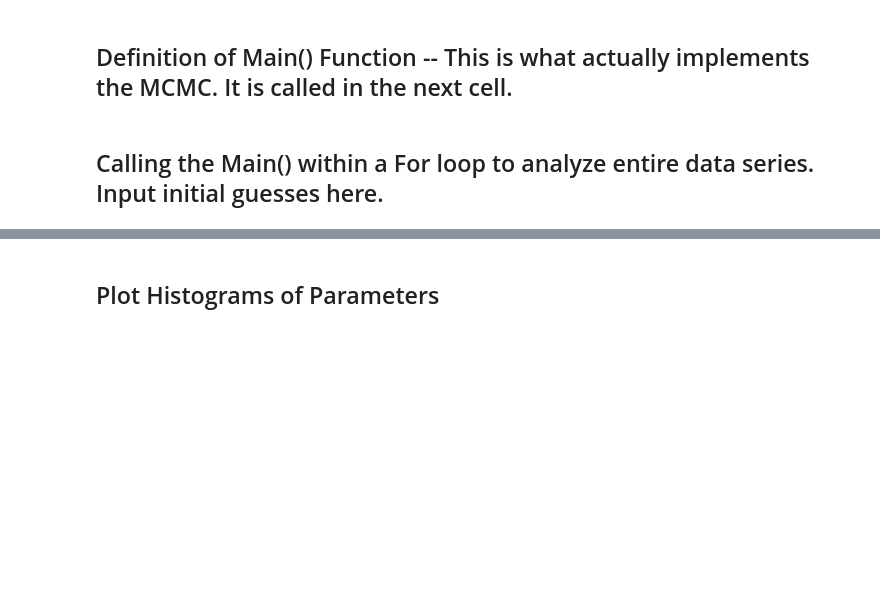
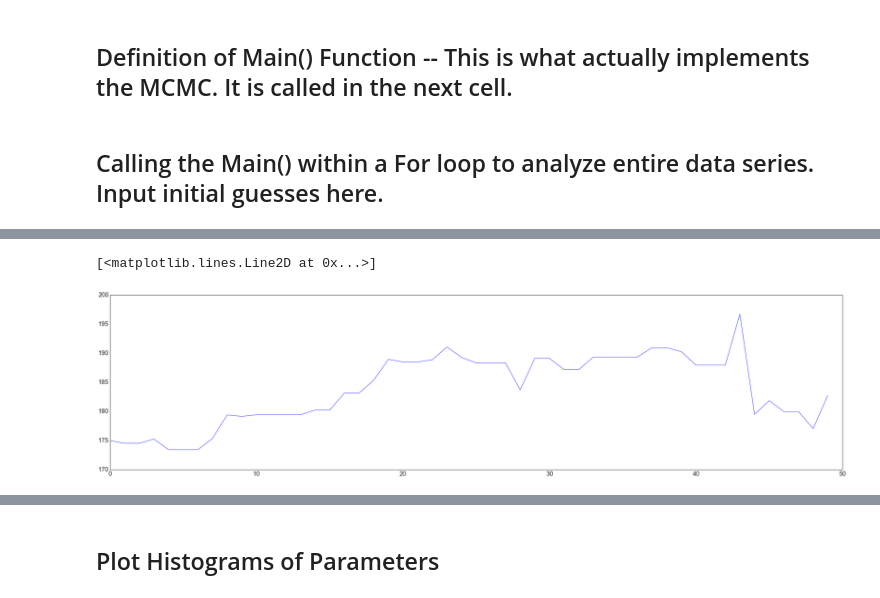
Before and after one commit to Eflom/LG_Fitting, a Jupyter notebook: Ensemble MCMC Fitting Routine.ipynb, the cells around one changed output, grey strips where cells are left out. Drawn from its saved outputs; the diff is of its cells as text; code cells hidden in the pictures; blank space fills up the shorter version.

```diff
--- a/Ensemble MCMC Fitting Routine.ipynb
+++ b/Ensemble MCMC Fitting Routine.ipynb
@@ -233,19 +332,20 @@ def Main(data_to_fit, errors_to_fit, guesses, numsims=500, burnin=250, nwalkers=
 ## Calling the Main() within a For loop to analyze entire data series. Input initial guesses here.
 # %%
 ndim = 5
-numsims = 300
+numsims = 250
 nwalkers=50
-burnin=200
+burnin=100
+binfactor=16
 X, Y = np.meshgrid(np.arange(1,1024 +1 ,binfactor), np.arange(1,1024 + 1,binfactor))
 
 guesses = [300,25,600,550,550] #guesses ONLY for first run. Everything else done recursively.
 
 
-scale_i1 = params[0]+75.0*np.random.randn(nwalkers)
-width_i1 = params[1]+5.0*np.random.randn(nwalkers)
-baseline_i1 = params[2]+50.0*np.random.randn(nwalkers)
-x0_i1 = params[3]+20.0*np.random.randn(nwalkers)
-y0_i1 = params[4]+20.0*np.random.randn(nwalkers)
+scale_i1 = params[0]+45.0*np.random.randn(nwalkers)
+width_i1 = params[1]+3.0*np.random.randn(nwalkers)
+baseline_i1 = params[2]+30.0*np.random.randn(nwalkers)
+x0_i1 = params[3]+10.0*np.random.randn(nwalkers)
+y0_i1 = params[4]+10.0*np.random.randn(nwalkers)
 
 
 acceptances = np.zeros((NumberOfPoints,3))
@@ -258,6 +358,7 @@ logPDFs = np.zeros((NumberOfPoints,3))
 chain = np.zeros((NumberOfPoints, nwalkers, numsims, ndim))
 lnprob = np.zeros((NumberOfPoints, nwalkers, numsims))
 acceptance = np.zeros((NumberOfPoints, nwalkers))
+flatchain = np.zeros((NumberOfPoints, nwalkers*numsims, ndim))
 
 
 for i in range(NumberOfPoints):
@@ -265,7 +366,9 @@ for i in range(NumberOfPoints):
     data_new = rebin(data[i,:,:], (1024/binfactor,1024/binfactor))
     err_new = rebin(data_err[i,:,:], (1024/binfactor,1024/binfactor))
 
-    acceptances[i,:], scales[i,:], widths[i,:], backgrounds[i,:], x0s[i,:], y0s[i,:], logPDFs[i,:], chain[i,:,:,:], lnprob[i,:,:], acceptance[i,:] = Main(data_new, err_new, guesses, numsims, burnin, nwalkers)
+    acceptances[i,:], scales[i,:], widths[i,:], backgrounds[i,:], x0s[i,:], y0s[i,:], logPDFs[i,:], chain[i,:,:,:], lnprob[i,:,:], acceptance[i,:], flatchain[i,:,:] = Main(data_new, err_new, guesses, numsims, burnin, nwalkers)
 
-    guesses[1] = guesses[1] + 6
+    guesses[1] = guesses[1] + 12
+
+    if i%5 == 0: print i
 # %% [output]
@@ -288,0 +392,5 @@ Wall time: 57.9 s
+# %%
+plt.plot(chain[5,5,200:,0])
+# %% [output]
+[<matplotlib.lines.Line2D at 0x...>]
+[figure, added]
```
Also changed, not shown: parts of 37 cells of this notebook, 1 other file.
